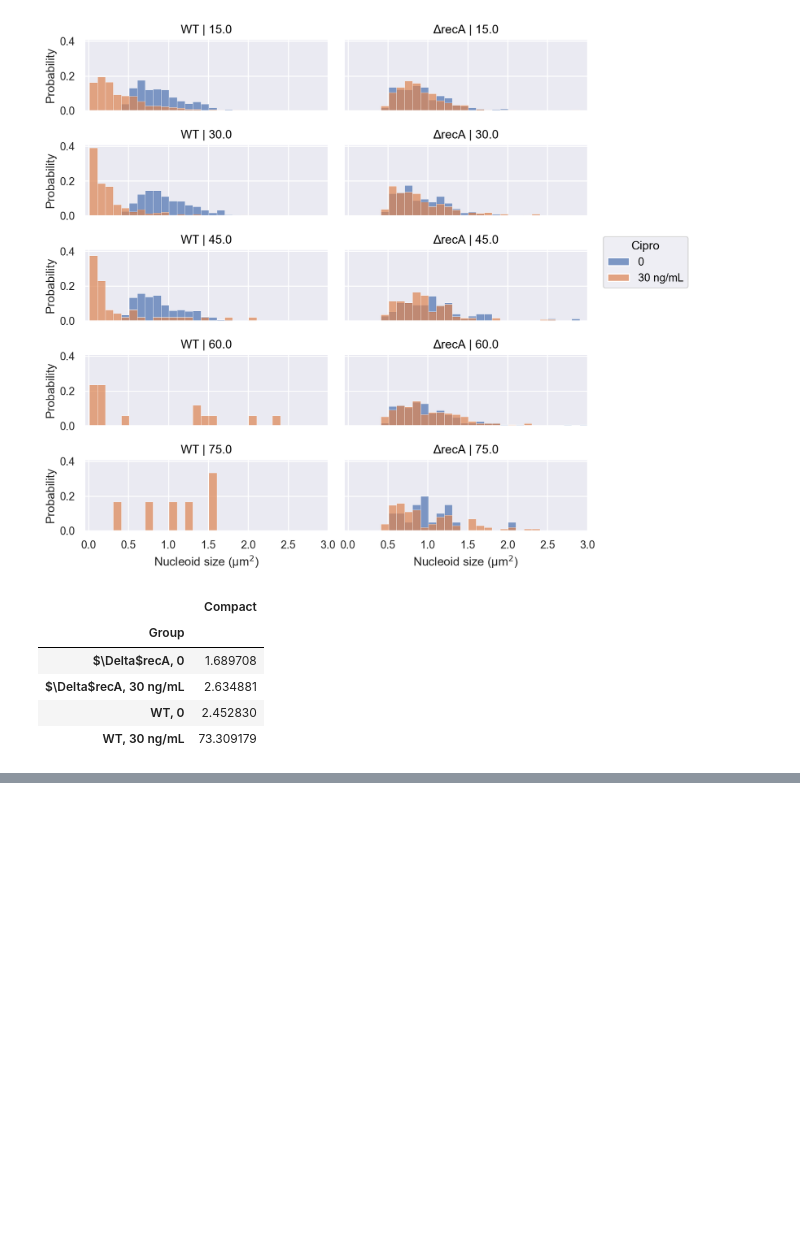
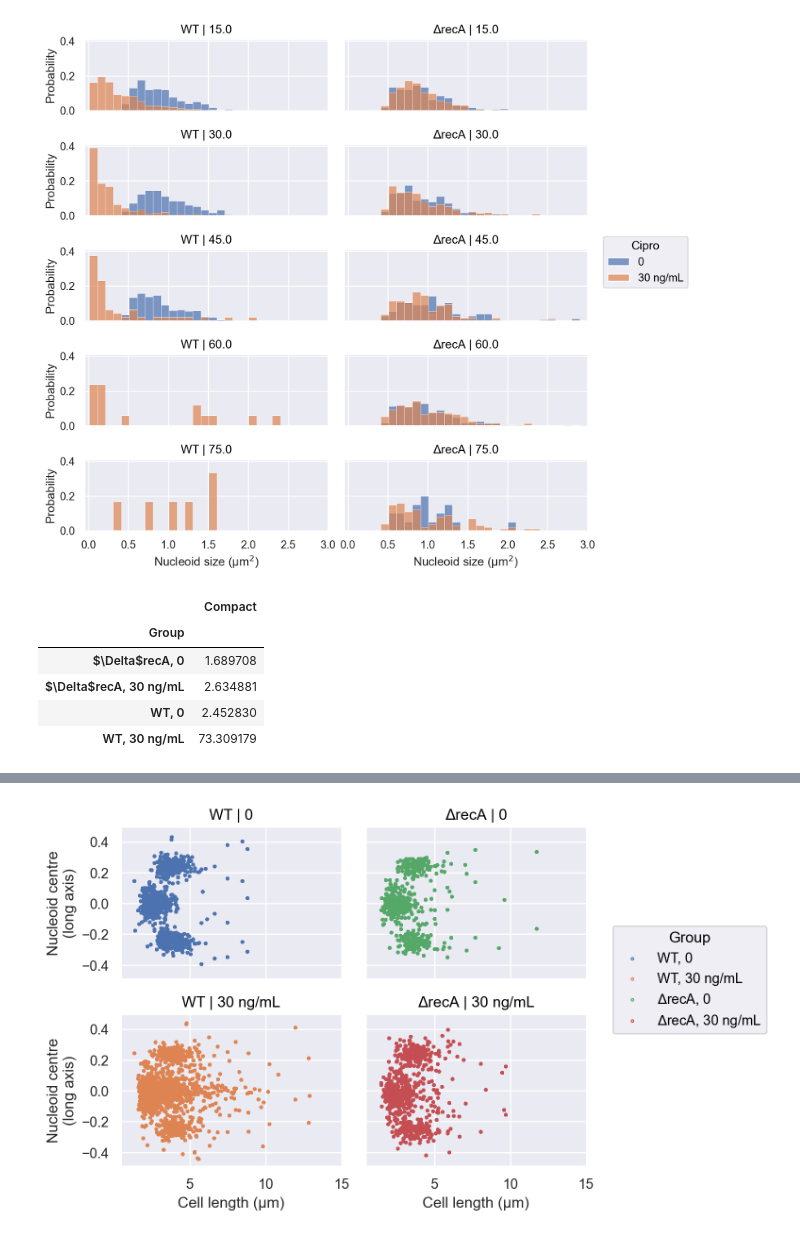
Before and after one commit to DanielThedie/RecB_article, a Jupyter notebook: Notebooks/3_Mutants/Sytox_data.ipynb, the cells around one changed output, grey strips where cells are left out. Drawn from its saved outputs; the diff is of its cells as text; code cells hidden in the pictures; blank space fills up the shorter version.

```diff
--- a/Notebooks/3_Mutants/Sytox_data.ipynb
+++ b/Notebooks/3_Mutants/Sytox_data.ipynb
@@ -68,0 +86,10 @@ display(df)
+# %%
+(
+    so.Plot(data.Nucleoid, x='SpineLength', y='normLongCoord', color='Group')
+    .facet(col='Strain', row='Cipro')
+    .add(so.Dots(marker='.'))
+    .limit(x=(None, 15))
+    .label(x='Cell length (µm)', y='Nucleoid centre\n(long axis)')
+)
+# %% [output]
+[figure, added]
```
Also changed, not shown: parts of 6 cells of this notebook.
